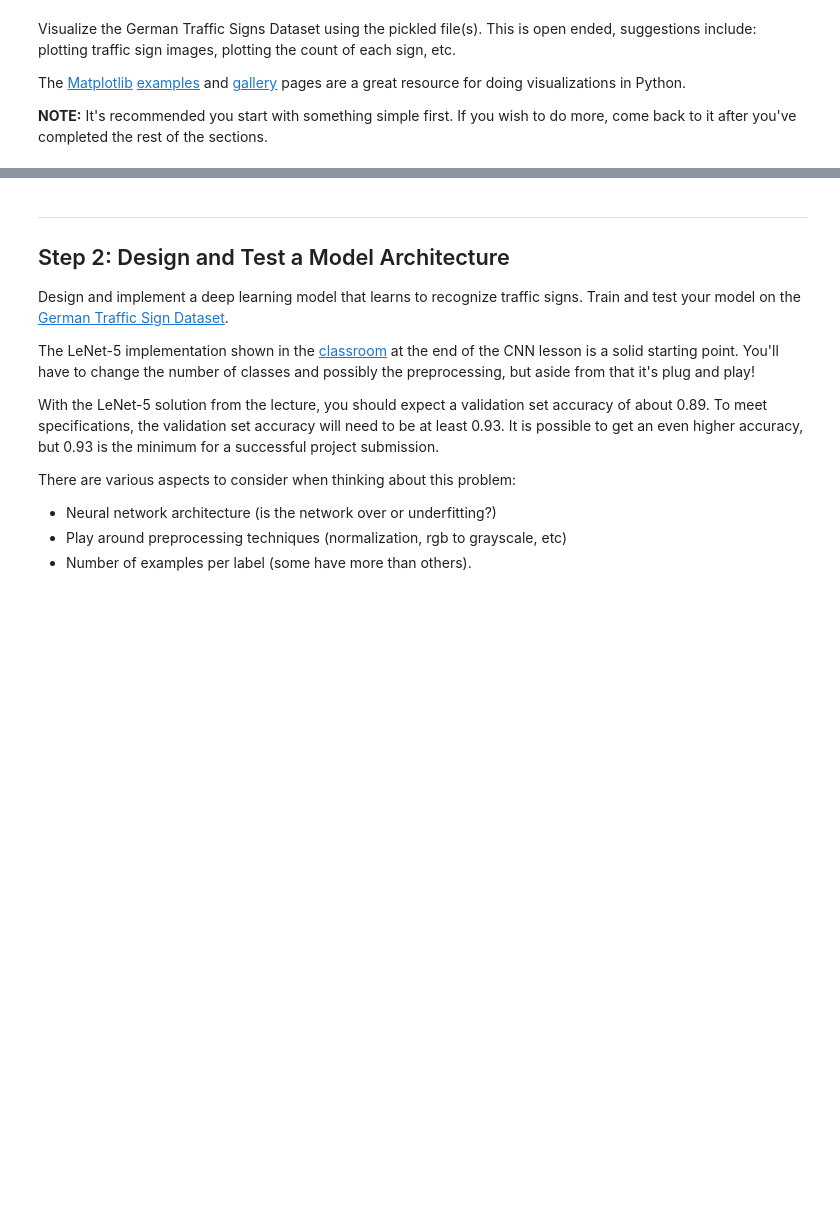
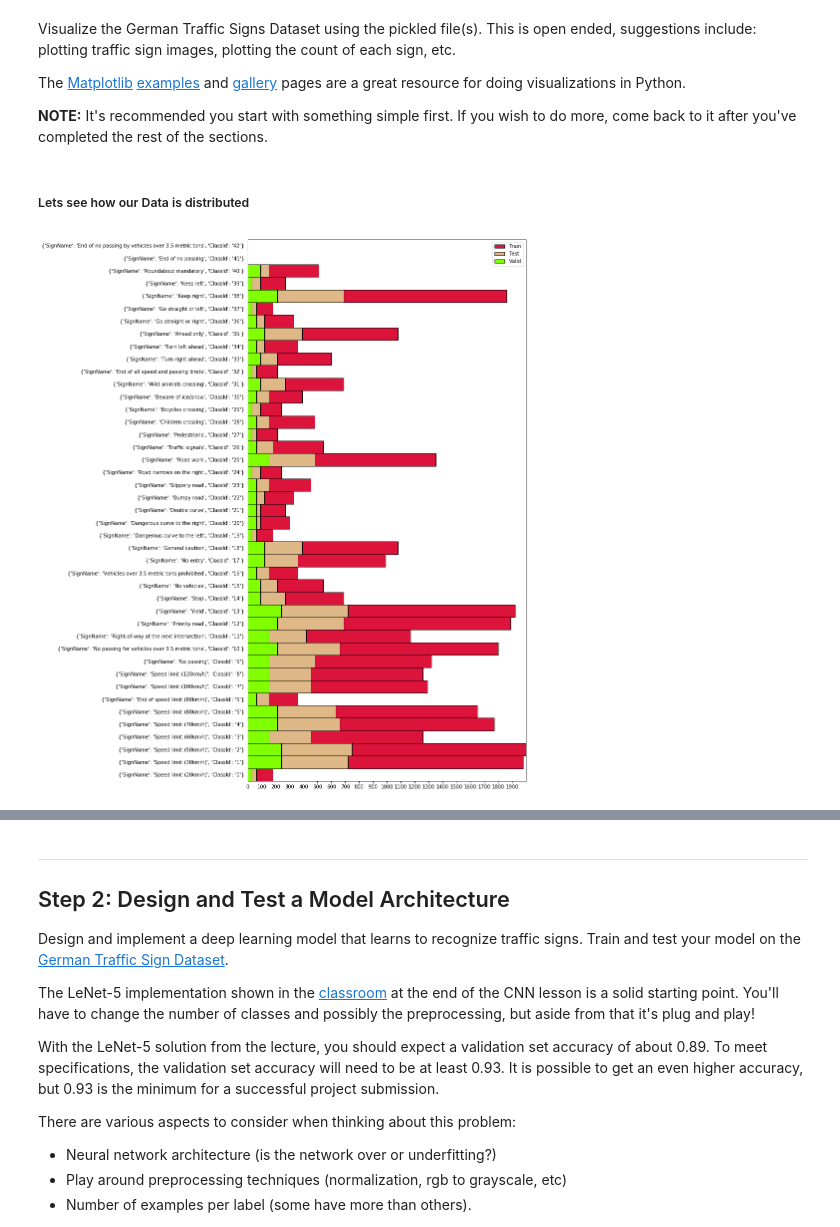
Before and after one commit to simonmijares/CarNDT1P2, a Jupyter notebook: Traffic_Sign_Classifier.ipynb, the cells around one changed output, grey strips where cells are left out. Drawn from its saved outputs; the diff is of its cells as text; code cells hidden in the pictures; blank space fills up the shorter version.

```diff
--- a/Traffic_Sign_Classifier.ipynb
+++ b/Traffic_Sign_Classifier.ipynb
@@ -87,3 +99,66 @@ Visualize the German Traffic Signs Dataset using the pickled file(s). This is op
 The [Matplotlib](http://matplotlib.org/) [examples](http://matplotlib.org/examples/index.html) and [gallery](http://matplotlib.org/gallery.html) pages are a great resource for doing visualizations in Python.
 
 **NOTE:** It's recommended you start with something simple first. If you wish to do more, come back to it after you've completed the rest of the sections.
+# %% [markdown]
+##### Lets see how our Data is distributed
+# %%
+# 3rd Code Cell
+import numpy as np
+import pylab as P
+import matplotlib.pyplot as plt
+import csv
+
+def csv_dict_list(variables_file):
+
+    # Open variable-based csv, iterate over the rows and map values
+    # to a list of dictionaries containing key/value pairs
+    reader = csv.DictReader(open(variables_file, 'r'))
+    dict_list = []
+    for line in reader:
+        dict_list.append(line)
+    return dict_list
+
+# Load the list of signals names and selected numeric code
+file_to_read = 'signnames.csv'
+signtext = csv_dict_list(file_to_read)
+
+
+#
+# The hist() function now has a lot more options
+#
+
+# histogram has the ability to plot multiple data in parallel ...
+# Note the new color kwarg, used to override the default, which
+# uses the line color cycle.
+#
+x0 = y_train
+x1 = y_test
+x2 = y_valid
+width = 10
+height = 20
+fig1, ax1 = plt.subplots(figsize=(width, height))
+#fig1(figsize=(width, height))
+P.ylim(0, 43)
+P.xlim(0, 2000)
+plt.yticks(np.arange(0.5, 43.5, 1.0))
+plt.xticks(np.arange(0, 2000, 100))
+ax1.set_yticklabels(signtext)
+# Pad margins so that markers don't get clipped by the axes
+plt.margins(0.2)
+
+# create a new data-set
+
+n, bins, patches = P.hist(x0, bins=range(n_classes) ,ec='black', histtype='bar',
+                            color=['crimson'],
+                            label=['Train'], orientation='horizontal')
+n, bins, patches = P.hist(x1, bins=range(n_classes) ,ec='black', histtype='bar',
+                            color=['burlywood'],
+                            label=['Test'], orientation='horizontal')
+n, bins, patches = P.hist(x2, bins=range(n_classes) ,ec='black', histtype='bar',
+                            color=['chartreuse'],
+                            label=['Valid'], orientation='horizontal')
+ax1.yaxis.set_ticks_position('none')
+P.legend()
+P.show()
+# %% [output]
+[figure, added]
```
Also changed, not shown: parts of 22 cells of this notebook, 6 other files.
